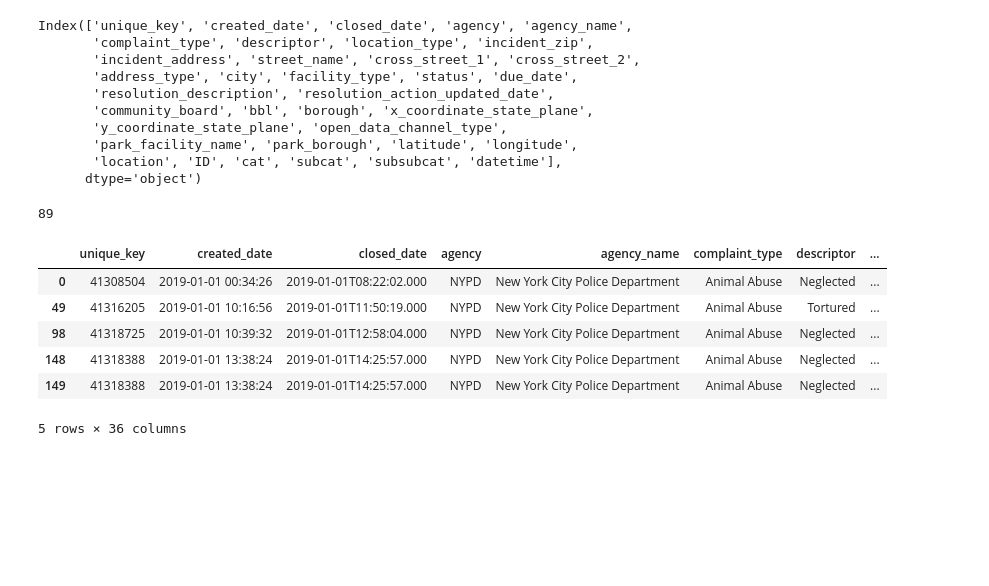
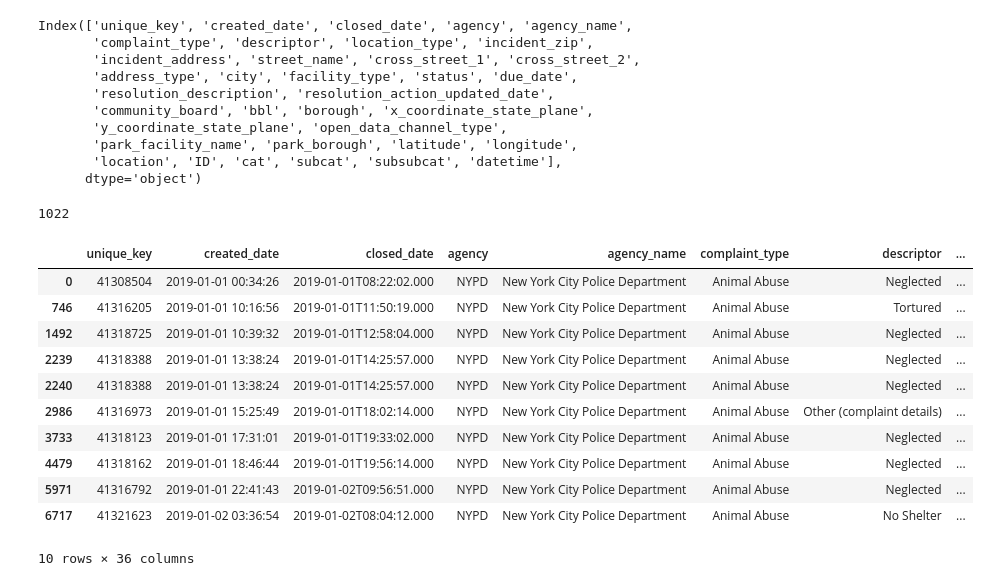
Before and after one commit to emj1020/311_sentiment_analysis, a Jupyter notebook: Scripts/01_retrieve_311_data.ipynb, the cells around one changed output. Saved outputs shown, nothing was run; the diff lists cells and outputs as text; code cells hidden in the pictures; blank space fills up the shorter version.

```diff
--- a/Scripts/01_retrieve_311_data.ipynb
+++ b/Scripts/01_retrieve_311_data.ipynb
@@ -45,7 +45,7 @@ def get_data(url, uniqueid, startdatetime, enddatetime, cat_clnm, subcat_clnm, s
             "$select= %s as ID,%s as cat, %s as subcat, %s as subsubcat, %s as datetime"
             "&$where=datetime between '"+startdatetime+"' and '"+enddatetime+"'"
             "&$order=datetime"
-            "&$limit=50000"
+            "&$limit=500000"
             )%(uniqueid,cat_clnm,subcat_clnm,subsubcat_clnm,datetime_clnm)
     query = query.replace(" ", "%20")
     print(query)
@@ -171,14 +164,19 @@ overlapping_data = overlapping_data[(overlapping_data['datetime'].dt.date==overl
 
 print(len(overlapping_data))
 # %% [output]
-89
+1022
 # %%
-overlapping_data.head()
+overlapping_data.head(10)
 # %% [output]
 |  | unique_key | created_date | closed_date | agency | agency_name | complaint_type | descriptor | ... |
 | 0 | 41308504 | 2019-01-01 00:34:26 | 2019-01-01T08:22:02.000 | NYPD | New York City Police Department | Animal Abuse | Neglected | ... |
-| 49 | 41316205 | 2019-01-01 10:16:56 | 2019-01-01T11:50:19.000 | NYPD | New York City Police Department | Animal Abuse | Tortured | ... |
-| 98 | 41318725 | 2019-01-01 10:39:32 | 2019-01-01T12:58:04.000 | NYPD | New York City Police Department | Animal Abuse | Neglected | ... |
-| 148 | 41318388 | 2019-01-01 13:38:24 | 2019-01-01T14:25:57.000 | NYPD | New York City Police Department | Animal Abuse | Neglected | ... |
-| 149 | 41318388 | 2019-01-01 13:38:24 | 2019-01-01T14:25:57.000 | NYPD | New York City Police Department | Animal Abuse | Neglected | ... |
+| 746 | 41316205 | 2019-01-01 10:16:56 | 2019-01-01T11:50:19.000 | NYPD | New York City Police Department | Animal Abuse | Tortured | ... |
+| 1492 | 41318725 | 2019-01-01 10:39:32 | 2019-01-01T12:58:04.000 | NYPD | New York City Police Department | Animal Abuse | Neglected | ... |
+| 2239 | 41318388 | 2019-01-01 13:38:24 | 2019-01-01T14:25:57.000 | NYPD | New York City Police Department | Animal Abuse | Neglected | ... |
+| 2240 | 41318388 | 2019-01-01 13:38:24 | 2019-01-01T14:25:57.000 | NYPD | New York City Police Department | Animal Abuse | Neglected | ... |
+| 2986 | 41316973 | 2019-01-01 15:25:49 | 2019-01-01T18:02:14.000 | NYPD | New York City Police Department | Animal Abuse | Other (complaint details) | ... |
+| 3733 | 41318123 | 2019-01-01 17:31:01 | 2019-01-01T19:33:02.000 | NYPD | New York City Police Department | Animal Abuse | Neglected | ... |
+| 4479 | 41318162 | 2019-01-01 18:46:44 | 2019-01-01T19:56:14.000 | NYPD | New York City Police Department | Animal Abuse | Neglected | ... |
+| 5971 | 41316792 | 2019-01-01 22:41:43 | 2019-01-02T09:56:51.000 | NYPD | New York City Police Department | Animal Abuse | Neglected | ... |
+| 6717 | 41321623 | 2019-01-02 03:36:54 | 2019-01-02T08:04:12.000 | NYPD | New York City Police Department | Animal Abuse | No Shelter | ... |
-5 rows × 36 columns
+10 rows × 36 columns
```
Also changed, not shown: parts of 3 cells of this notebook.
